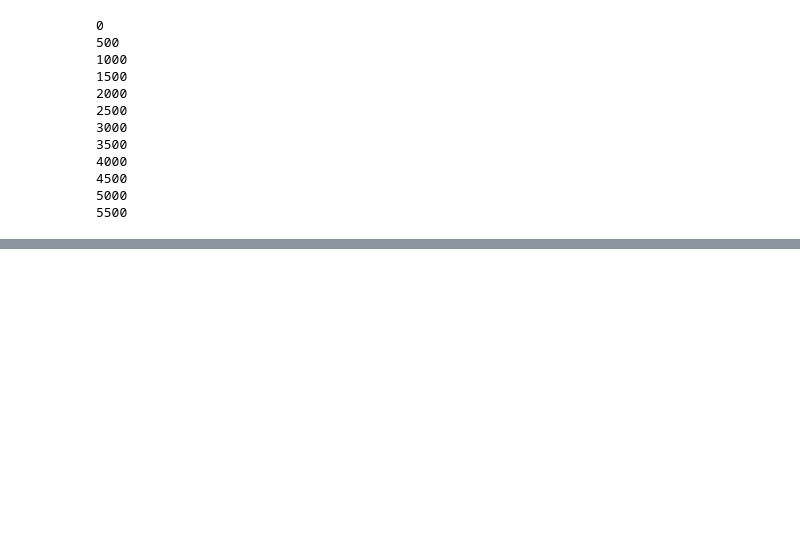
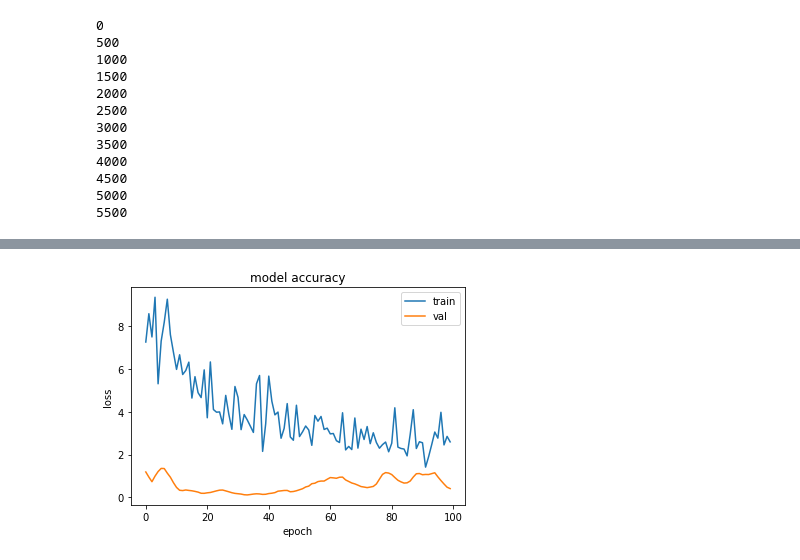
Before and after one commit to nowis12/sound_source_localization_ML, a Jupyter notebook: script.ipynb, the cells around one changed output, grey strips where cells are left out. Cells and saved outputs as stored; diff of their text form; code cells hidden in the pictures; blank space fills up the shorter version.

Commit message:
model learned, saved and tested

```diff
--- a/script.ipynb
+++ b/script.ipynb
@@ -79,13 +86,13 @@ step is smaller than 300 points, omitting
 # %%
 #podział danych na zbiór uczący, walidacyjny i testowy
 
-input=audio_input[0:300*3500,:]
-input_val=audio_input[300*3500:300*4500,:]
-input_test=audio_input[300*4500:,:]
+input=data_cut[0:60*22050,:]
+input_val=data_cut[60*22050:80*22050,:]
+input_test=data_cut[80*22050:96*22050,:]
 
-output=elevation_input[0:3500,0]
-output_val=elevation_input[3500:4500,0]
-output_test=elevation_input[4500:,0]
+output=elevation_data[0:60,0]
+output_val=elevation_data[60:80,0]
+output_test=elevation_data[80:96,:]
 
 print(input.shape)
 print(input_val.shape)
@@ -142,3 +114,20 @@ output_test0=output_test
+# %%
+def prepare_input(input):
+  input_dataset = tf.keras.preprocessing.timeseries_dataset_from_array(
+    input, None, sequence_length=300)
+  for batch in input_dataset:
+    inputs = batch
+    assert np.array_equal(inputs[0], input[:300])
+    break
+  return(input_dataset)
+
+input_train0=tf.reshape(input,[60,22050,8])
+input_val0=tf.reshape(input_val,[20,22050,8])
+input_test0=tf.reshape(input_test,[16,22050,8])
+
+output0=tf.reshape(output,[output.size,1])
+output_val0=tf.reshape(output_val,[output_val.size,1])
+output_test0=tf.reshape(output_test,[output_test.size,1])
 # %%
 from keras.models import Model
 from keras.layers import Dense, Conv1D, MaxPooling1D , GlobalMaxPooling1D, GlobalMaxPooling2D, BatchNormalization, Dropout, Input, concatenate
@@ -230,9 +201,9 @@ callbacks = [
     ModelCheckpoint("./model_checkpoint", monitor='val_loss')
 ]
 
-train_input=[input_train0, input_train1, input_train2, input_train3, input_train4, input_train5, input_train6, input_train7]
+train_input=input_train0
 train_output=output0
-valid_input=[input_val0, input_val1, input_val2, input_val3, input_val4, input_val5, input_val6, input_val7]
+valid_input=input_val0
 valid_output=output_val0
-history = model.fit(train_input,train_output,validation_data=(valid_input, valid_output),epochs=100,batch_size=300)
+history = model.fit(train_input,train_output,validation_data=(valid_input, valid_output),epochs=100,callbacks=callbacks)
 # %% [output]
@@ -251,0 +228,10 @@ fig.show()
+# %%
+plt.plot(history.history['loss'])
+plt.plot(history.history['val_loss'])
+plt.title('model accuracy')
+plt.ylabel('loss')
+plt.xlabel('epoch')
+plt.legend(['train', 'val'], loc='upper right')
+plt.show()
+# %% [output]
+[figure, added]
```
Also changed, not shown: parts of 14 cells of this notebook.
